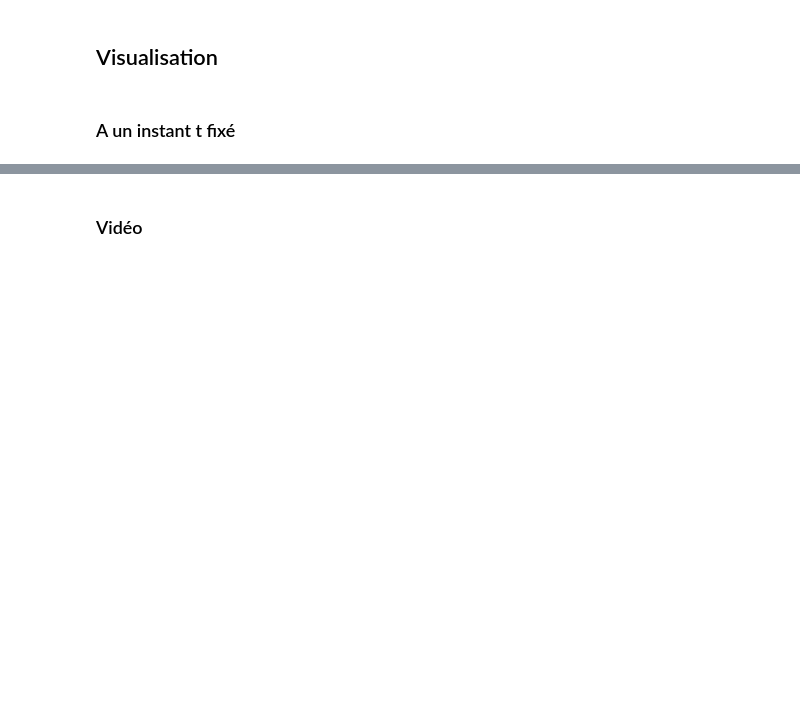
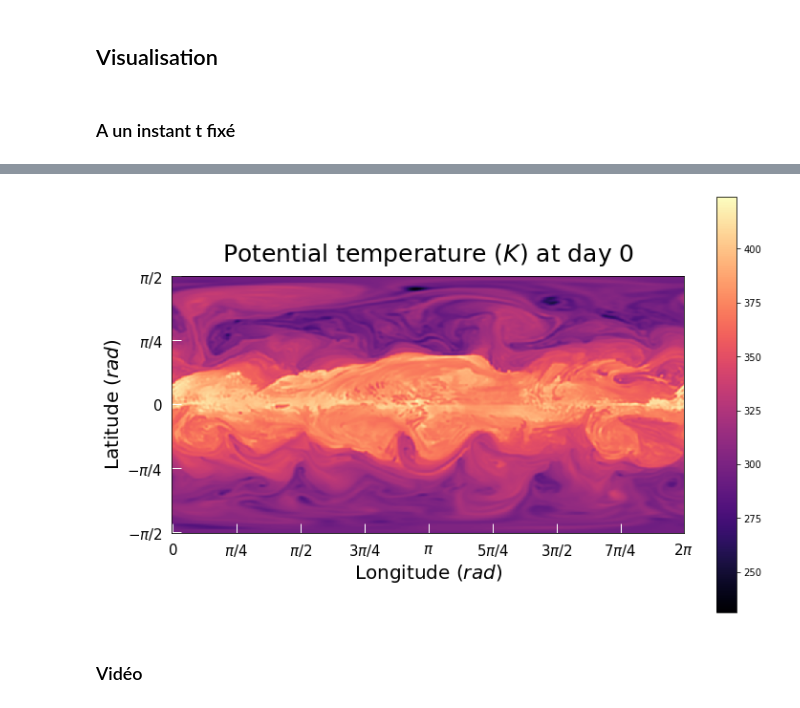
Before and after one commit to Pablitorichard/PIE_meteo, a Jupyter notebook: Data_correlation/PIE_visualisation_donnees.ipynb, the cells around one changed output, grey strips where cells are left out. Drawn from its saved outputs; the diff is of its cells as text; code cells hidden in the pictures; blank space fills up the shorter version.

```diff
--- a/Data_correlation/PIE_visualisation_donnees.ipynb
+++ b/Data_correlation/PIE_visualisation_donnees.ipynb
@@ -88,2 +95,9 @@ plt.show()
+# %%
+plot_field(field=data['POT_GDS0_PVL'][t,:,:],
+           title=r'Potential temperature $(K)$',
+           fontsize=fontsize,
+           cmap=cmap)
+# %% [output]
+[figure, added]
 # %% [markdown]
 ### Vid&eacute;o
```
Also changed, not shown: parts of 10 cells of this notebook.
